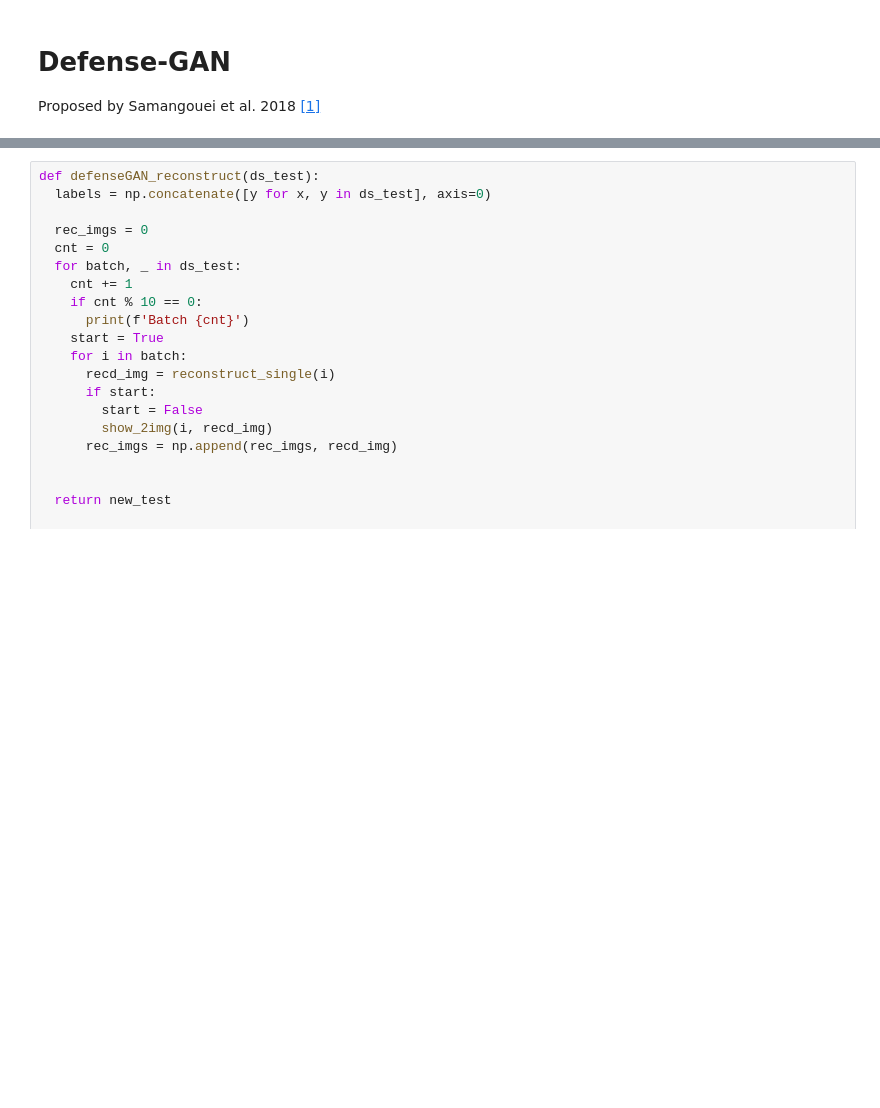
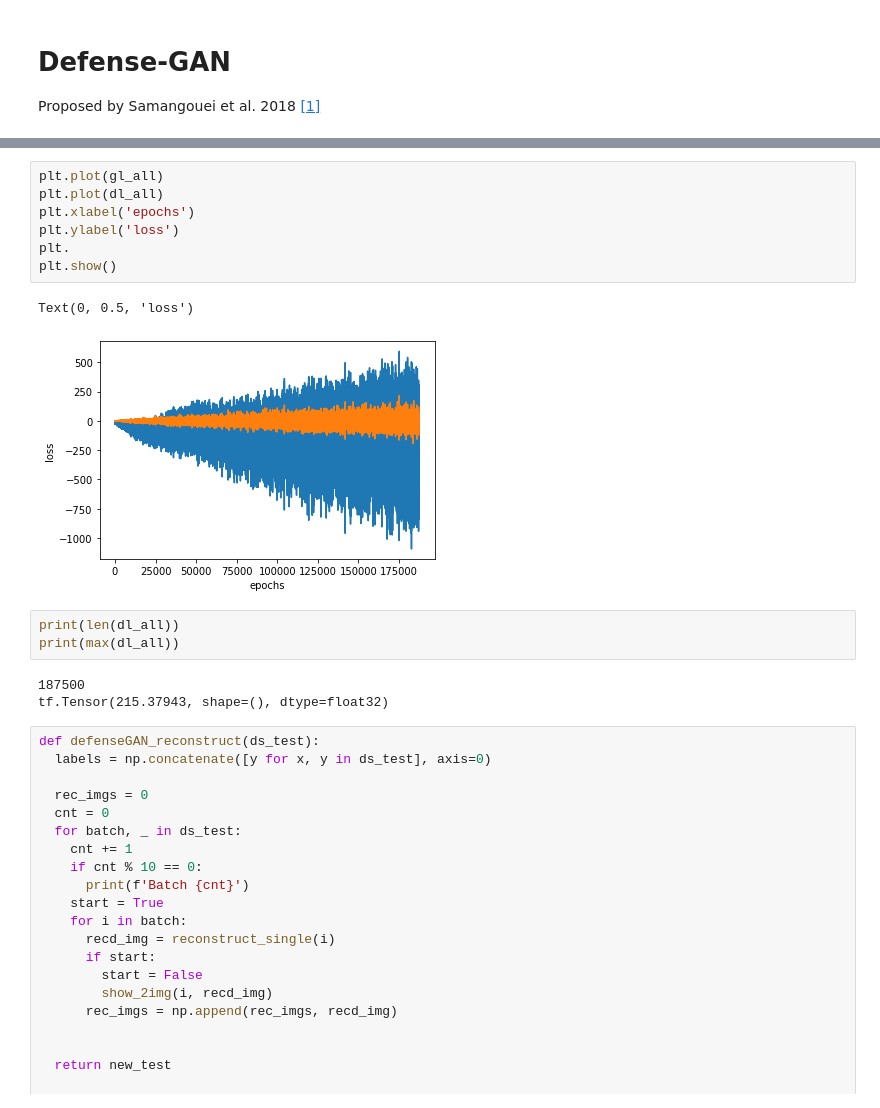
Before and after one commit to WesRobbins/AdversarialML, a Jupyter notebook: Fashion_MNIST_Exploratory.ipynb, the cells around one changed output, grey strips where cells are left out. Drawn from its saved outputs; the diff is of its cells as text; blank space fills up the shorter version.

```diff
--- a/Fashion_MNIST_Exploratory.ipynb
+++ b/Fashion_MNIST_Exploratory.ipynb
@@ -756,3 +758,19 @@ KeyboardInterrupt: ignored
+# %%
+plt.plot(gl_all)
+plt.plot(dl_all)
+plt.xlabel('epochs')
+plt.ylabel('loss')
+plt.
+plt.show()
+# %% [output]
+Text(0, 0.5, 'loss')
+[figure, added]
+# %%
+print(len(dl_all))
+print(max(dl_all))
+# %% [output]
+187500
+tf.Tensor(215.37943, shape=(), dtype=float32)
 # %%
 def defenseGAN_reconstruct(ds_test):
   labels = np.concatenate([y for x, y in ds_test], axis=0)
```
Also changed, not shown: parts of 1 cell of this notebook.
